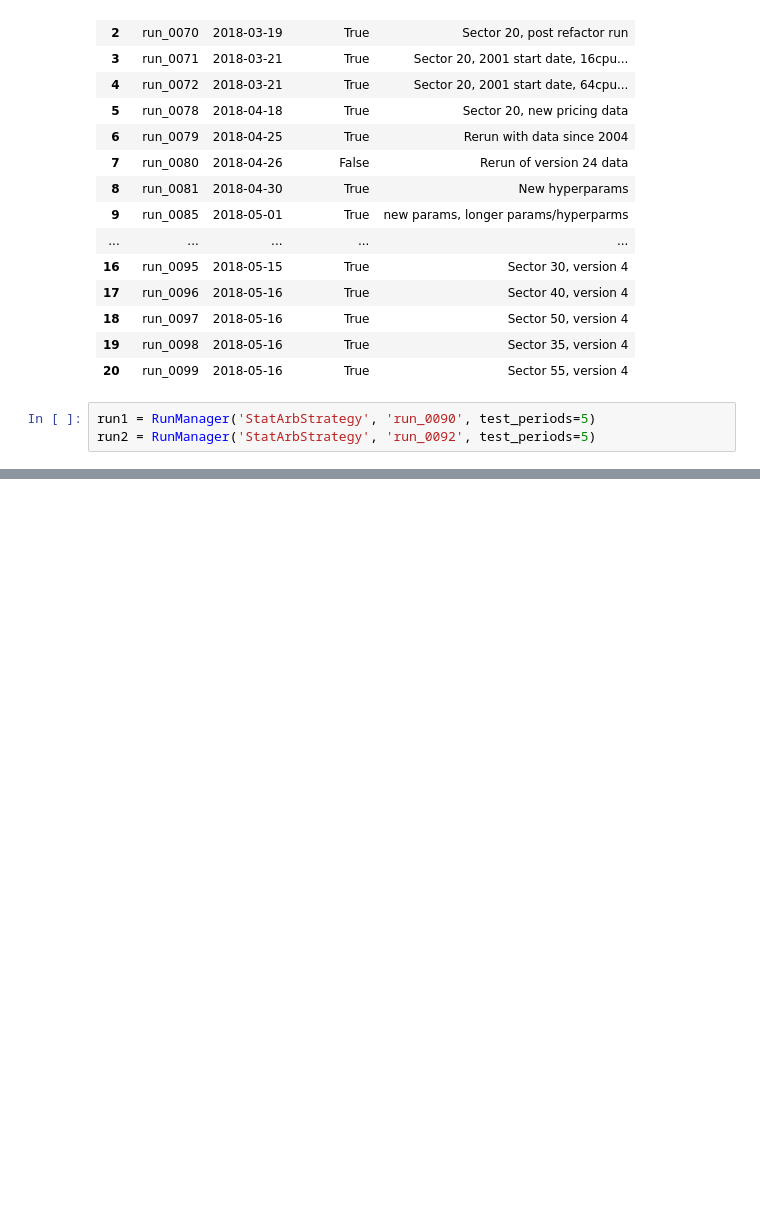
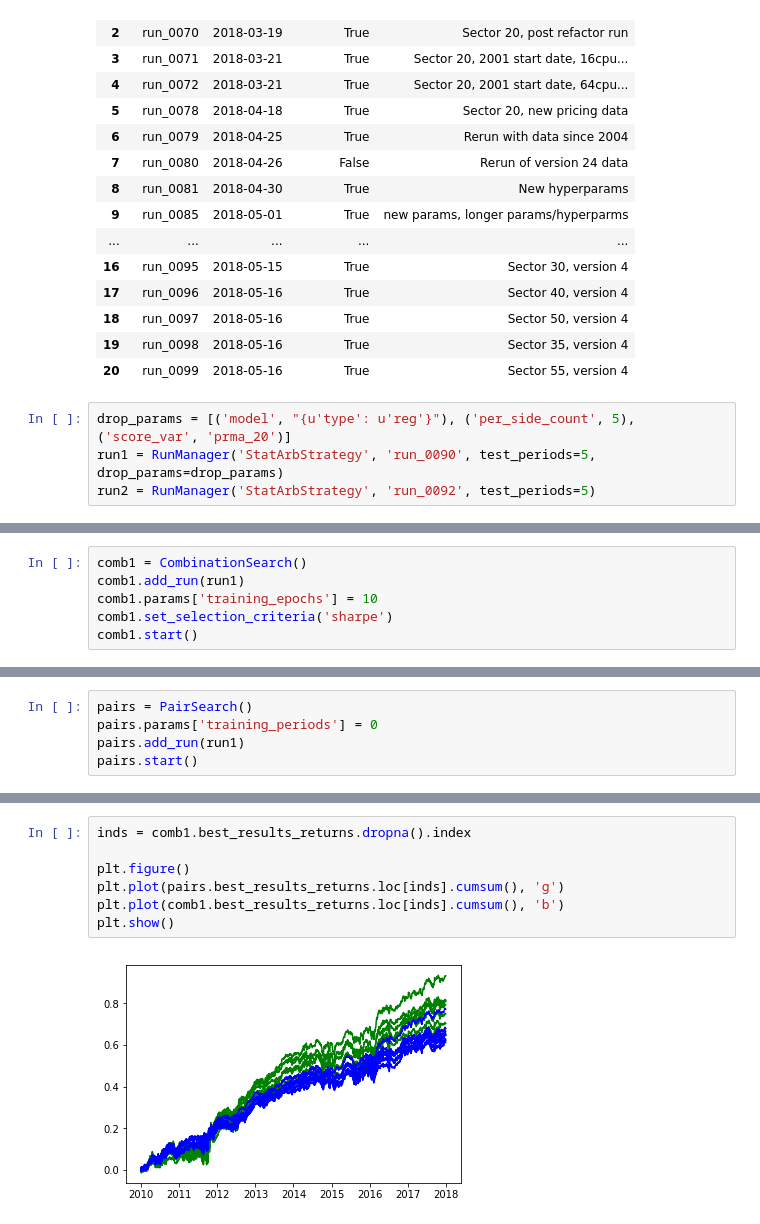
Before and after one commit to ryanoley/ram, a Jupyter notebook: research/statarb/20180523_Sector_Combos_20_45.ipynb, the cells around one changed output, grey strips where cells are left out. Cells and saved outputs as stored; diff of their text form; blank space fills up the shorter version.

```diff
--- a/research/statarb/20180523_Sector_Combos_20_45.ipynb
+++ b/research/statarb/20180523_Sector_Combos_20_45.ipynb
@@ -30,5 +31,6 @@ RunManager.get_run_names('StatArbStrategy')
 | 19 | run_0098 | 2018-05-16 | True | Sector 35, version 4 |
 | 20 | run_0099 | 2018-05-16 | True | Sector 55, version 4 |
 # %%
-run1 = RunManager('StatArbStrategy', 'run_0090', test_periods=5)
+drop_params = [('model', "{u'type': u'reg'}"), ('per_side_count', 5), ('score_var', 'prma_20')]
+run1 = RunManager('StatArbStrategy', 'run_0090', test_periods=5, drop_params=drop_params)
 run2 = RunManager('StatArbStrategy', 'run_0092', test_periods=5)
@@ -74,0 +37,6 @@ run2.analyze_parameters()
+# %%
+comb1 = CombinationSearch()
+comb1.add_run(run1)
+comb1.params['training_epochs'] = 10
+comb1.set_selection_criteria('sharpe')
+comb1.start()
@@ -74,0 +46,5 @@ run2.analyze_parameters()
+# %%
+pairs = PairSearch()
+pairs.params['training_periods'] = 0
+pairs.add_run(run1)
+pairs.start()
@@ -74,0 +63,9 @@ run2.analyze_parameters()
+# %%
+inds = comb1.best_results_returns.dropna().index
+
+plt.figure()
+plt.plot(pairs.best_results_returns.loc[inds].cumsum(), 'g')
+plt.plot(comb1.best_results_returns.loc[inds].cumsum(), 'b')
+plt.show()
+# %% [output]
+[figure, added]
```
Also changed, not shown: parts of 29 cells of this notebook, 3 other files.
